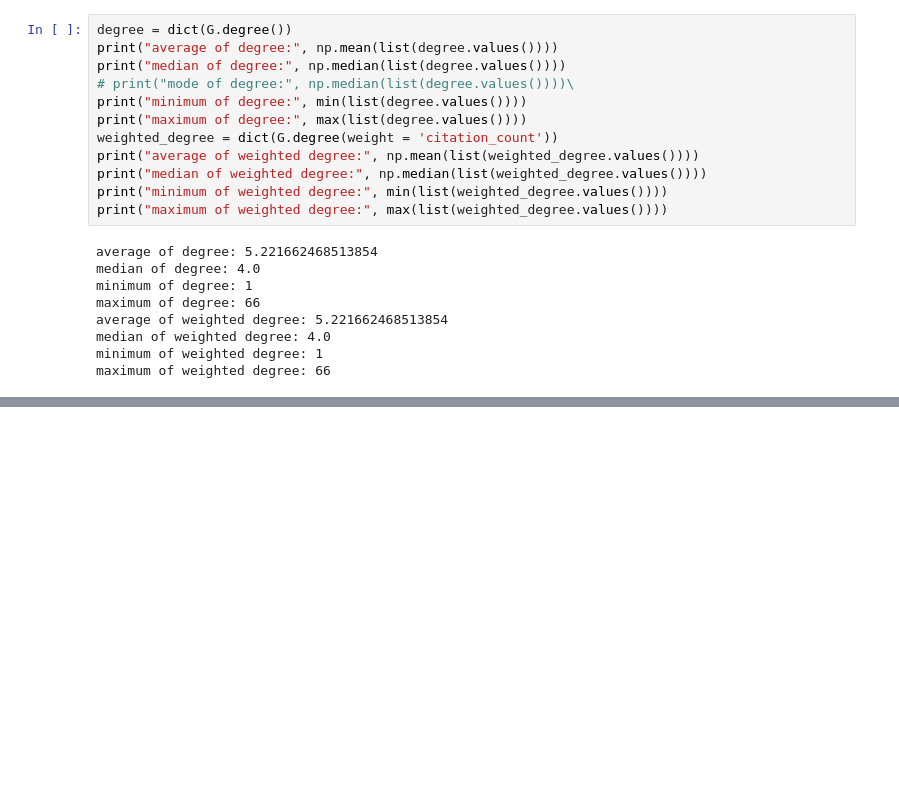
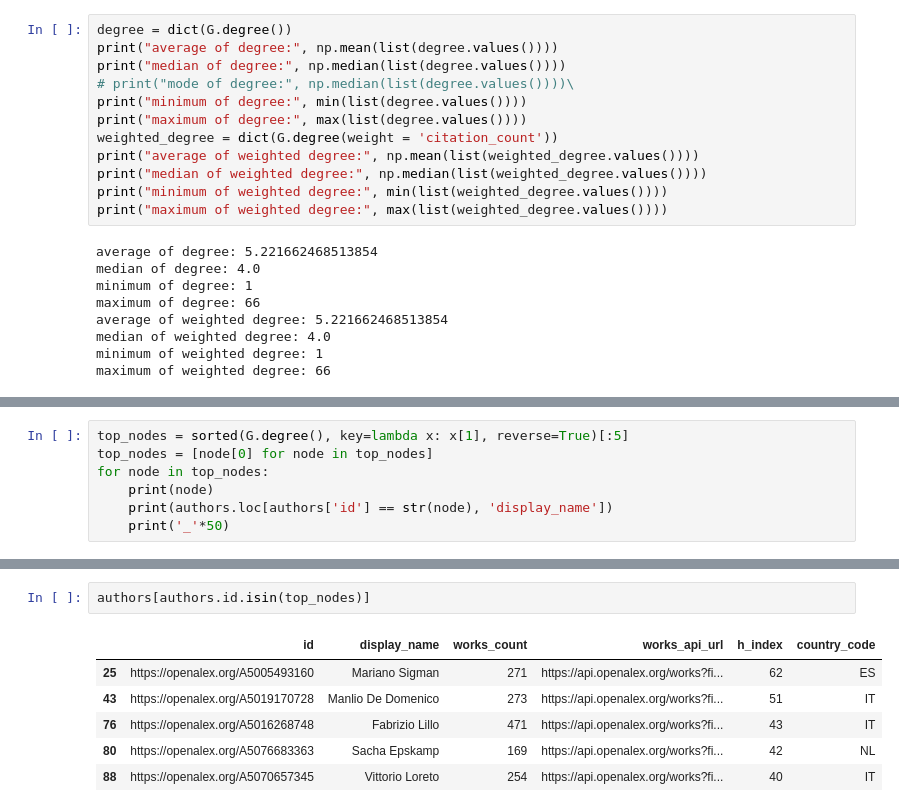
Before and after one commit to llull179/Assigments_comsocsci2024, a Jupyter notebook: Assigment1/Assigment1.ipynb, the cells around one changed output, grey strips where cells are left out. Drawn from its saved outputs; the diff is of its cells as text; blank space fills up the shorter version.

```diff
--- a/Assigment1/Assigment1.ipynb
+++ b/Assigment1/Assigment1.ipynb
@@ -467,0 +478,7 @@ maximum of weighted degree: 66
+# %%
+top_nodes = sorted(G.degree(), key=lambda x: x[1], reverse=True)[:5]
+top_nodes = [node[0] for node in top_nodes]
+for node in top_nodes:
+    print(node)
+    print(authors.loc[authors['id'] == str(node), 'display_name'])
+    print('_'*50)
@@ -468 +506,10 @@ maximum of weighted degree: 66
+# %%
+authors[authors.id.isin(top_nodes)]
+# %% [output]
+|  | id | display_name | works_count | works_api_url | h_index | country_code |
+| 25 | https://openalex.org/A5005493160 | Mariano Sigman | 271 | https://api.openalex.org/works?fi... | 62 | ES |
+| 43 | https://openalex.org/A5019170728 | Manlio De Domenico | 273 | https://api.openalex.org/works?fi... | 51 | IT |
+| 76 | https://openalex.org/A5016268748 | Fabrizio Lillo | 471 | https://api.openalex.org/works?fi... | 43 | IT |
+| 80 | https://openalex.org/A5076683363 | Sacha Epskamp | 169 | https://api.openalex.org/works?fi... | 42 | NL |
+| 88 | https://openalex.org/A5070657345 | Vittorio Loreto | 254 | https://api.openalex.org/works?fi... | 40 | IT |
 # %% [markdown]
```
Also changed, not shown: parts of 14 cells of this notebook, 6 other files.
